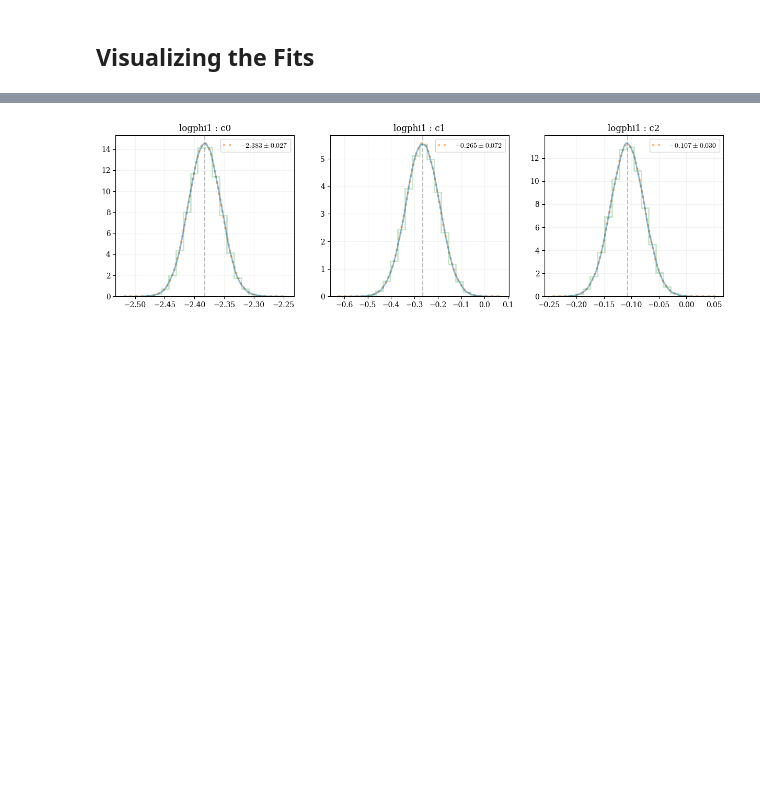
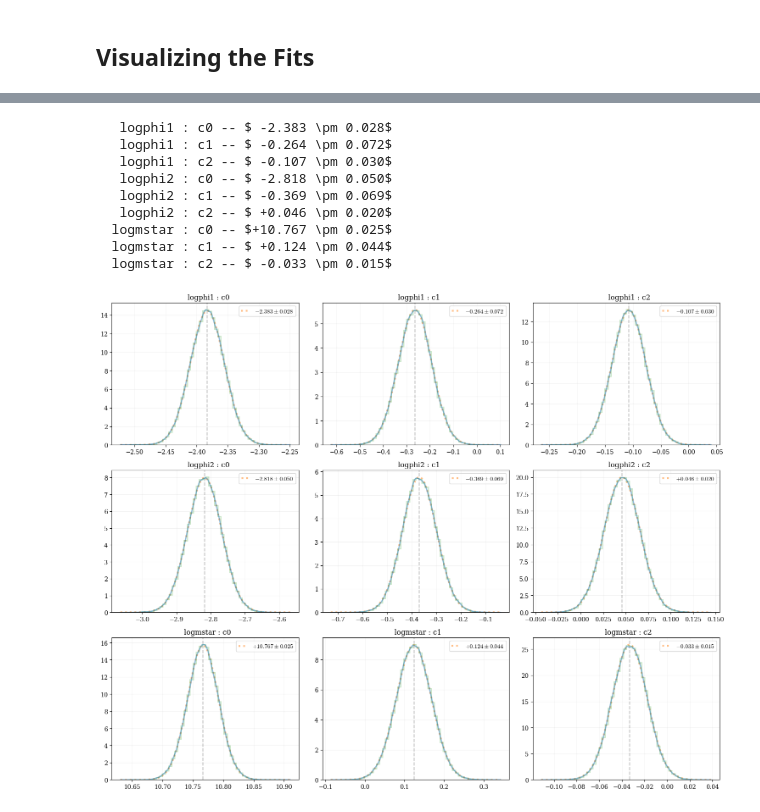
Before and after one commit to pturgeon01/holodeck, a Jupyter notebook: notebooks/devs/sams/covariant-double-schechter.ipynb, the cells around one changed output, grey strips where cells are left out. Saved outputs shown, nothing was run; the diff lists cells and outputs as text; code cells hidden in the pictures; blank space fills up the shorter version.

```diff
--- a/notebooks/devs/sams/covariant-double-schechter.ipynb
+++ b/notebooks/devs/sams/covariant-double-schechter.ipynb
@@ -254,34 +212,58 @@ plot_synthetic_corner(samples, labels)
 # %%
 NUM = 1e5
-par = 'logphi1'
-yave = np.array(pars[par])
-yerr = np.array(pars[par + "_err"])
 
-yy = np.random.normal(yave[:, np.newaxis], yerr[:, np.newaxis], size=(3, int(NUM)))
+# This checks that our sampling correctly recovers the anchor points and
+# visualizes the distribution of the derived quadratic coefficients.
+fig, axes = plt.subplots(figsize=[15, 12], ncols=3, nrows=3)
 
-cs = get_cs(yy)
-cave = get_cs(yave)
+for jj, par in enumerate(['logphi1', 'logphi2', 'logmstar']):
+    axrow = axes[jj]
 
-fig, axes = plt.subplots(figsize=[15, 4], ncols=3)
-for ii, ax in enumerate(axes):
-    ax.set_title(f"{par} : c{ii}")
-    ax.axvline(cave[ii], color='k', ls='--', alpha=0.25)
+    yave = np.array(pars[par])
+    yerr = np.array(pars[par + "_err"])
 
-    aa, bb = kale.density(cs[ii], probability=True)
-    ax.plot(aa, bb, alpha=0.5, zorder=10, lw=2.0)
+    # Sample from the anchor points
+    yy = np.random.normal(yave[:, np.newaxis], yerr[:, np.newaxis], size=(3, int(NUM)))
 
-    ave = np.mean(cs[ii])
-    std = np.std(cs[ii])
-    popt, pcov = holo.utils.fit_gaussian(aa, bb, guess=[bb.max(), ave, std])
+    # Get the coefficients for all samples
+    cs = get_cs(yy)
+    cave = get_cs(yave)
 
-    bb = holo.utils._func_gaussian(aa, *popt)
-    lab = f"${popt[1]:.3f} \pm {popt[2]:.3f}$"
-    ax.plot(aa, bb, alpha=0.5, ls=':', lw=3.0, label=lab)
+    for ii, ax in enumerate(axrow):
+        title = f"{par:>10s} : c{ii}"
+        ax.set_title(title)
+        ax.axvline(cave[ii], color='k', ls='--', alpha=0.25)
 
-    ax.hist(cs[ii], bins=20, histtype='step', density=True, alpha=0.25, lw=2.0)
+        # Plot density
+        aa, bb = kale.density(cs[ii], probability=True)
+        ax.plot(aa, bb, alpha=0.5, zorder=10, lw=2.0)
 
-    ax.legend()
+        # Fit a Gaussian to the sample distribution to check mean/sigma
+        ave = np.mean(cs[ii])
+        std = np.std(cs[ii])
+        popt, pcov = holo.utils.fit_gaussian(aa, bb, guess=[bb.max(), ave, std])
 
+        # Plot the fit
+        bb_fit = holo.utils._func_gaussian(aa, *popt)
+        lab = f"${popt[1]:+7.3f} \\pm {popt[2]:.3f}$"
+        print(title + " -- " + lab)
+        ax.plot(aa, bb_fit, alpha=0.5, ls=':', lw=3.0, label=lab)
+
+        # Histogram for comparison
+        ax.hist(cs[ii], bins=50, histtype='step', density=True, alpha=0.25, lw=2.0)
+
+        ax.legend()
+
+plt.tight_layout()
 plt.show()
 # %% [output]
+   logphi1 : c0 -- $ -2.383 \pm 0.028$
+   logphi1 : c1 -- $ -0.264 \pm 0.072$
+   logphi1 : c2 -- $ -0.107 \pm 0.030$
+   logphi2 : c0 -- $ -2.818 \pm 0.050$
+   logphi2 : c1 -- $ -0.369 \pm 0.069$
+   logphi2 : c2 -- $ +0.046 \pm 0.020$
+  logmstar : c0 -- $+10.767 \pm 0.025$
+  logmstar : c1 -- $ +0.124 \pm 0.044$
+  logmstar : c2 -- $ -0.033 \pm 0.015$
-[figure, old version]
+[figure, new version]
```
Also changed, not shown: parts of 14 cells of this notebook.
